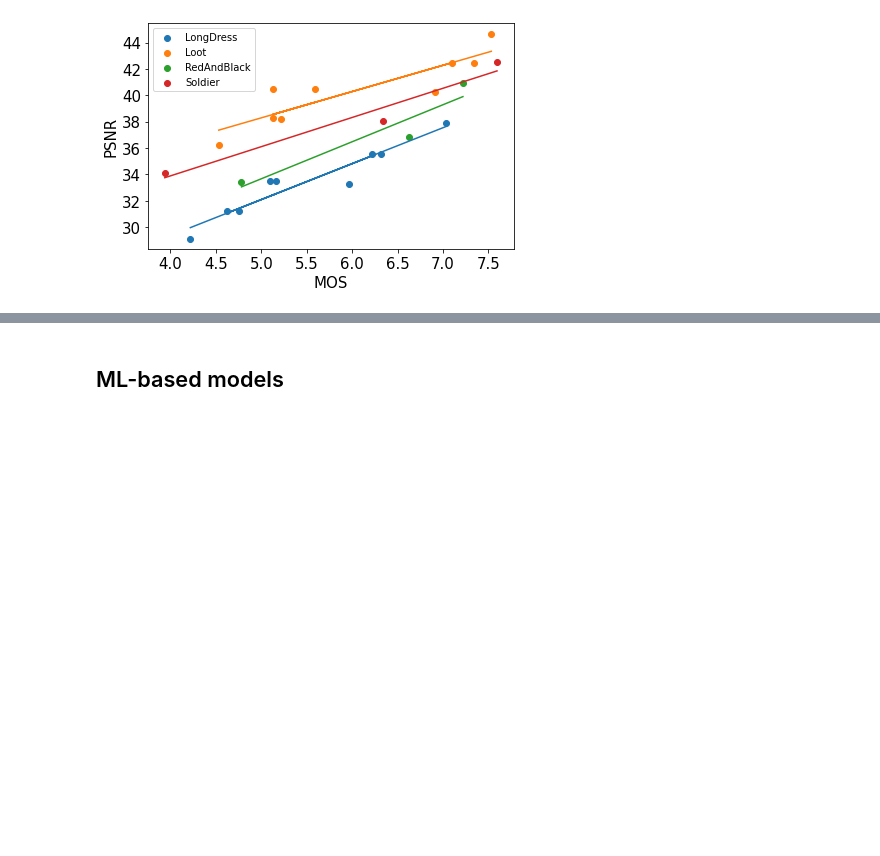
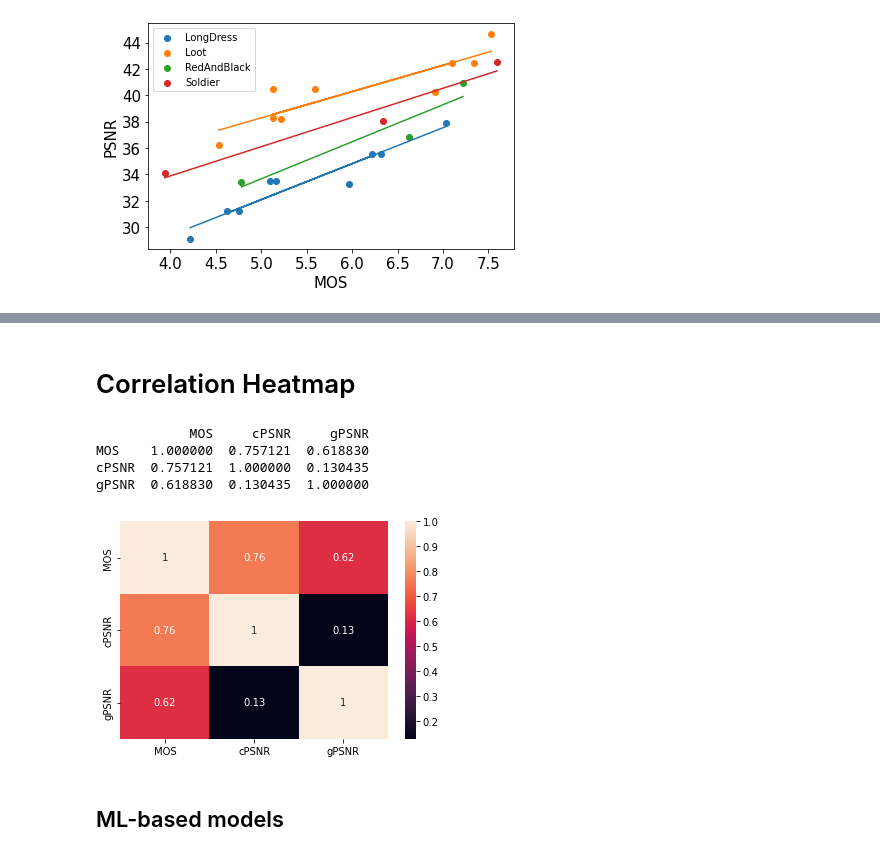
Before and after one commit to minhkstn/PointCloudQoEModels, a Jupyter notebook: point_cloud_qoe_models.ipynb, the cells around one changed output, grey strips where cells are left out. Drawn from its saved outputs; the diff is of its cells as text; code cells hidden in the pictures; blank space fills up the shorter version.

```diff
--- a/point_cloud_qoe_models.ipynb
+++ b/point_cloud_qoe_models.ipynb
@@ -224,3 +224,29 @@ linePlot(x, y, "./figures", "PSNR_geometry_all",["LongDress", "Loot", "RedAndBla
+# %% [markdown]
+# Correlation Heatmap
+# %%
+import pandas as pd
+import seaborn as sns
+import matplotlib.pyplot as plt
+
+A = np.concatenate([mos_longdress, mos_loot, mos_redandblack, mos_soldier], axis=None)
+B = np.concatenate([video_psnr_color[videos[0]], video_psnr_color[videos[3]], obj_redandblack_color, obj_soldier_color], axis=None)
+C = np.concatenate([video_psnr_geometry[videos[0]], video_psnr_geometry[videos[3]], obj_redandblack_geometry, obj_soldier_geometry], axis=None)
+
+df_correlation = pd.DataFrame({'MOS': A,
+                              'cPSNR': B,
+                              'gPSNR': C})
+
+corr = df_correlation.corr(method = 'spearman')
+
+sns.heatmap(corr, annot = True)
+plt.savefig("./figures/correlation_heatmap.pdf")
+plt.show()
+# %% [output]
+            MOS     cPSNR     gPSNR
+MOS    1.000000  0.757121  0.618830
+cPSNR  0.757121  1.000000  0.130435
+gPSNR  0.618830  0.130435  1.000000
+[figure, added]
 # %% [markdown]
 ## ML-based models
 # %% [markdown]
```
Also changed, not shown: parts of 5 cells of this notebook, 9 other files.
